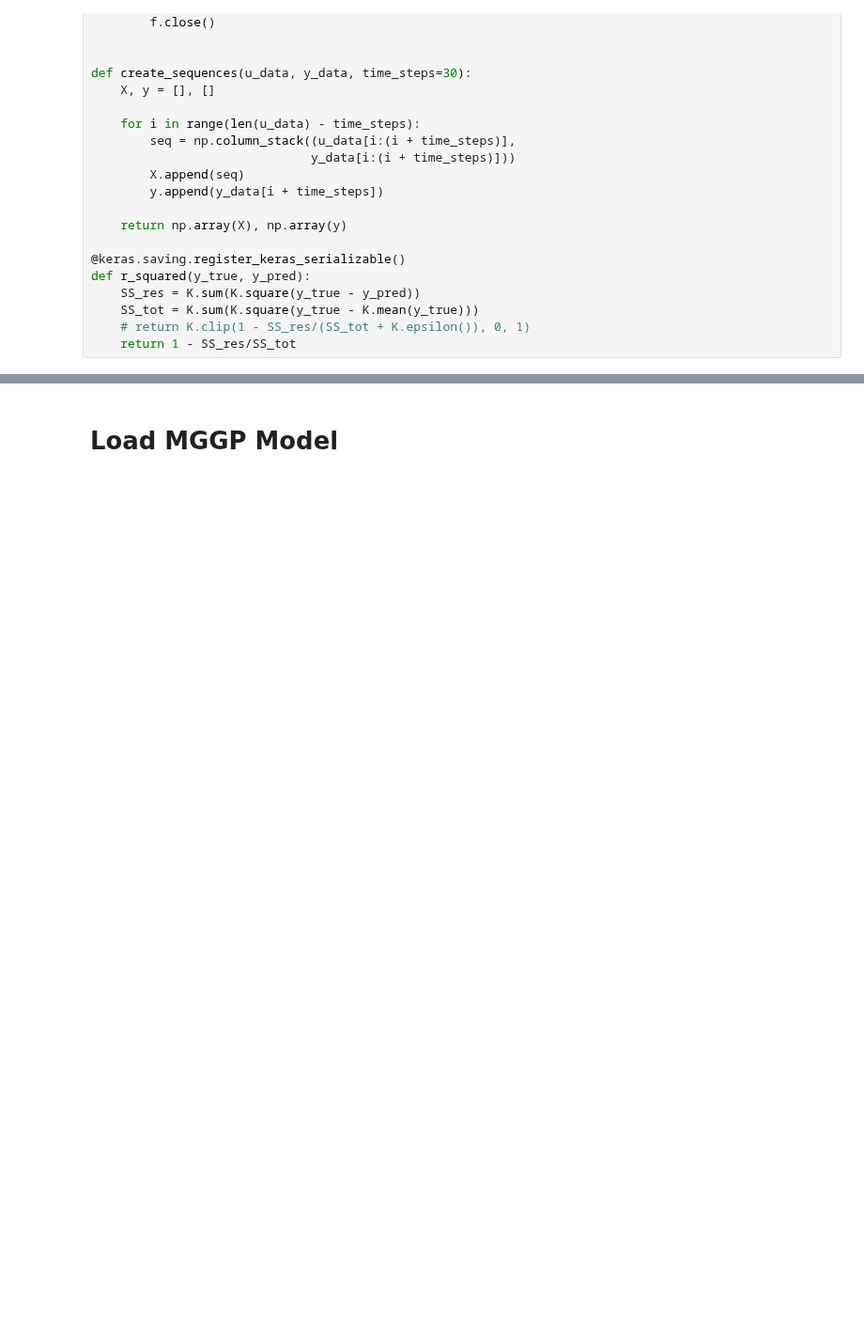
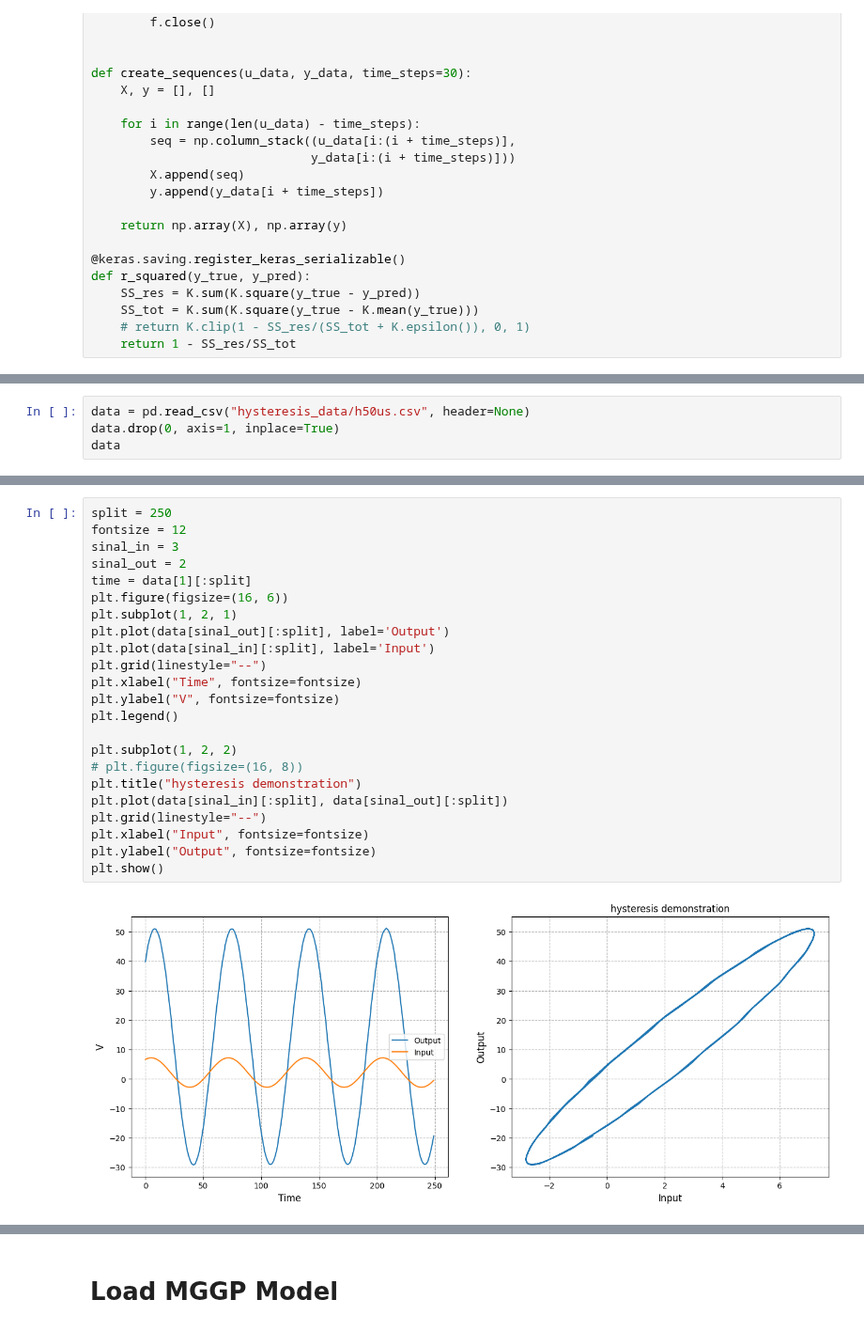
Before and after one commit to RafaelGAT108/mggp_model, a Jupyter notebook: 01_MGGP_Regression_hysteresis.ipynb, the cells around one changed output, grey strips where cells are left out. Shown at 94% size. Saved outputs shown, nothing was run; the diff lists cells and outputs as text; blank space fills up the shorter version.

```diff
--- a/01_MGGP_Regression_hysteresis.ipynb
+++ b/01_MGGP_Regression_hysteresis.ipynb
@@ -381,0 +410,4 @@ Error:
+# %%
+data = pd.read_csv("hysteresis_data/h50us.csv", header=None)
+data.drop(0, axis=1, inplace=True)
+data
@@ -381,0 +428,25 @@ Error:
+# %%
+split = 250
+fontsize = 12
+sinal_in = 3
+sinal_out = 2
+time = data[1][:split]
+plt.figure(figsize=(16, 6))
+plt.subplot(1, 2, 1)
+plt.plot(data[sinal_out][:split], label='Output')
+plt.plot(data[sinal_in][:split], label='Input')
+plt.grid(linestyle="--")
+plt.xlabel("Time", fontsize=fontsize)
+plt.ylabel("V", fontsize=fontsize)
+plt.legend()
+
+plt.subplot(1, 2, 2)
+# plt.figure(figsize=(16, 8))
+plt.title("hysteresis demonstration")
+plt.plot(data[sinal_in][:split], data[sinal_out][:split])
+plt.grid(linestyle="--")
+plt.xlabel("Input", fontsize=fontsize)
+plt.ylabel("Output", fontsize=fontsize)
+plt.show()
+# %% [output]
+[figure, added]
```
Also changed, not shown: parts of 8 cells of this notebook, 7 other files.
